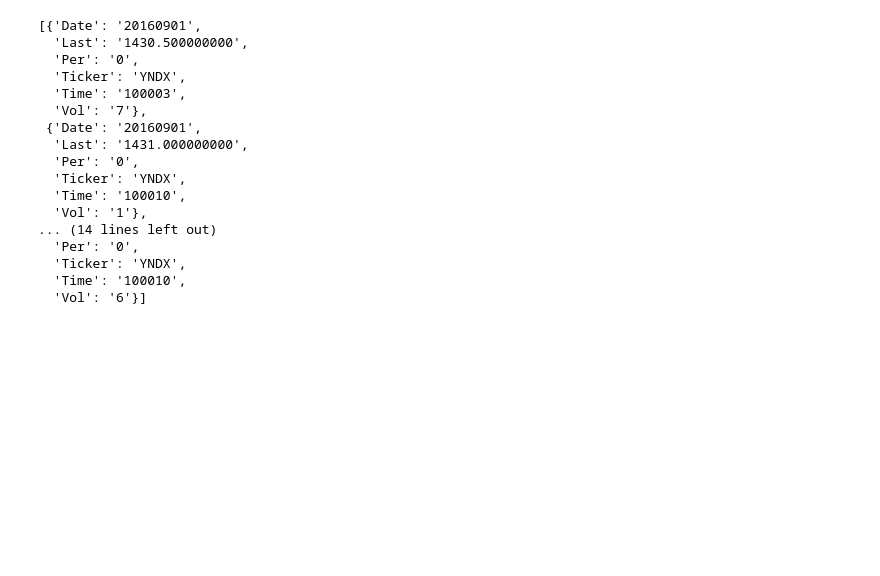
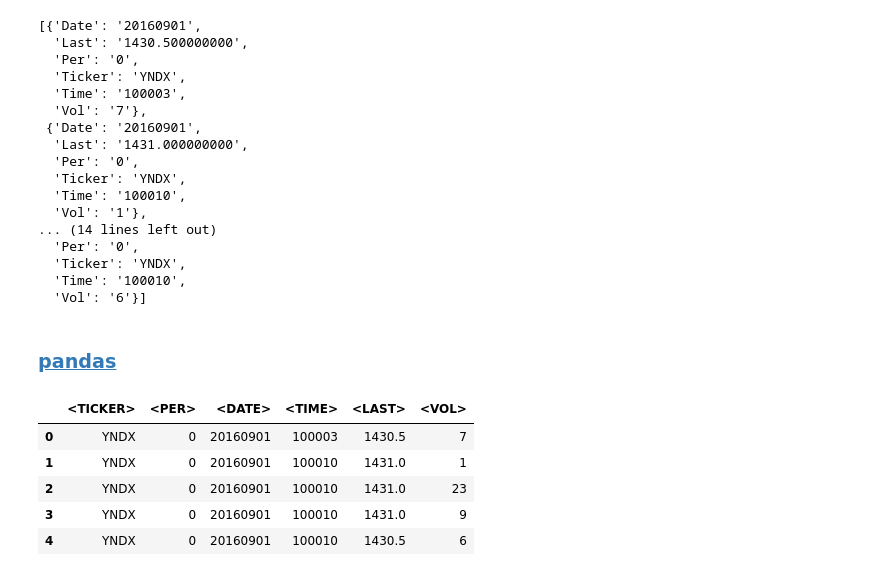
Before and after one commit to poldnev/jupyter-notebooks, a Jupyter notebook: finam-2.ipynb, the cells around one changed output. Cells and saved outputs as stored; diff of their text form; code cells hidden in the pictures; blank space fills up the shorter version.

```diff
--- a/finam-2.ipynb
+++ b/finam-2.ipynb
@@ -414,3 +508,5 @@ header
   'Ticker': 'YNDX',
   'Time': '100010',
   'Vol': '6'}]
+# %% [markdown]
+### [pandas](http://pandas.pydata.org/pandas-docs/stable/)
@@ -416,0 +515,10 @@ header
+# %%
+data = pd.read_csv(filename)
+data.head(5)
+# %% [output]
+|  | <TICKER> | <PER> | <DATE> | <TIME> | <LAST> | <VOL> |
+| 0 | YNDX | 0 | 20160901 | 100003 | 1430.5 | 7 |
+| 1 | YNDX | 0 | 20160901 | 100010 | 1431.0 | 1 |
+| 2 | YNDX | 0 | 20160901 | 100010 | 1431.0 | 23 |
+| 3 | YNDX | 0 | 20160901 | 100010 | 1431.0 | 9 |
+| 4 | YNDX | 0 | 20160901 | 100010 | 1430.5 | 6 |
```
Also changed, not shown: parts of 54 cells of this notebook.
